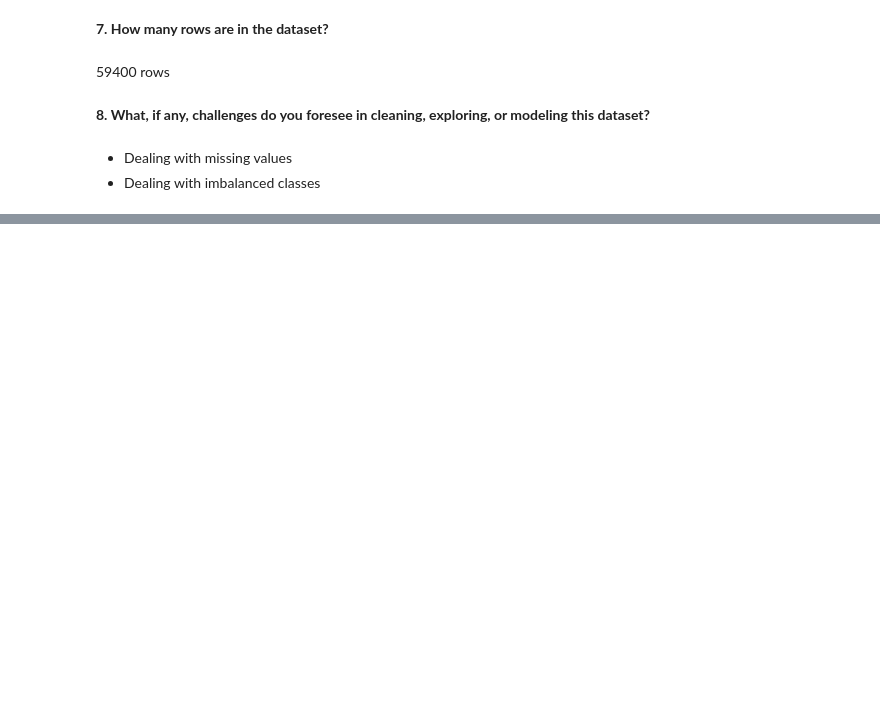
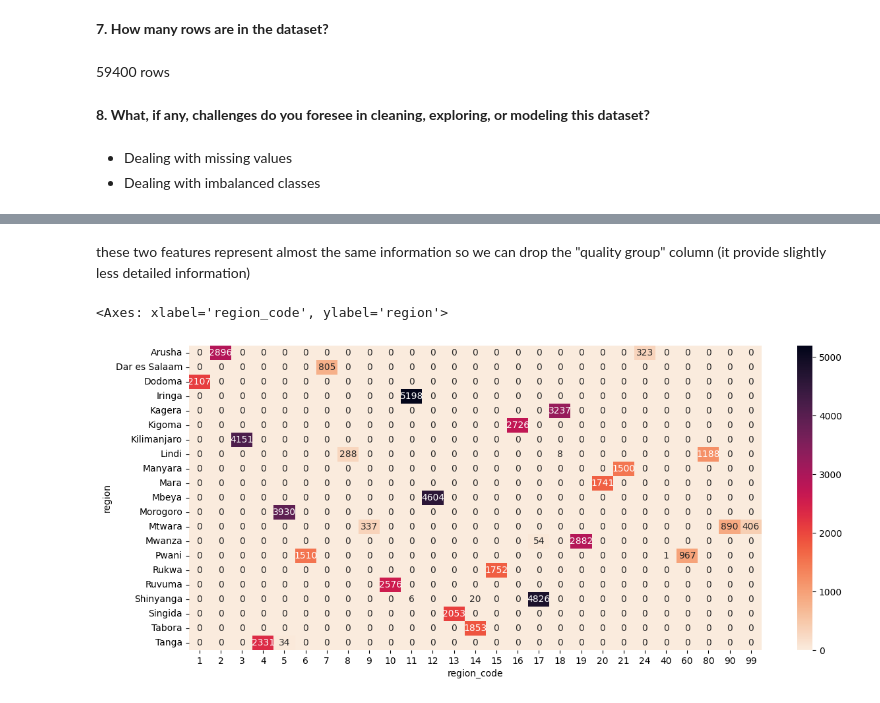
Before and after one commit to Mahdi-Kriaa/Faulty_Water_Pump_Detection, a Jupyter notebook: faulty_water_pumps_predicton.ipynb, the cells around one changed output, grey strips where cells are left out. Drawn from its saved outputs; the diff is of its cells as text; code cells hidden in the pictures; blank space fills up the shorter version.

```diff
--- a/faulty_water_pumps_predicton.ipynb
+++ b/faulty_water_pumps_predicton.ipynb
@@ -37,0 +215,10 @@ Classification problem
+# %% [markdown]
+these two features represent almost the same information so we can drop the "quality group" column (it provide slightly less detailed information)
+# %%
+# disply contingency matrix for "region" and "region_code" features to verify inconsistencies
+plt.figure(figsize=(14,6))
+contingency_table = pd.crosstab(df_pumps['region'],df_pumps['region_code'])
+sns.heatmap(contingency_table, annot=True, fmt='d', cmap="rocket_r")
+# %% [output]
+<Axes: xlabel='region_code', ylabel='region'>
+[figure, added]
```
Also changed, not shown: parts of 41 cells of this notebook.
